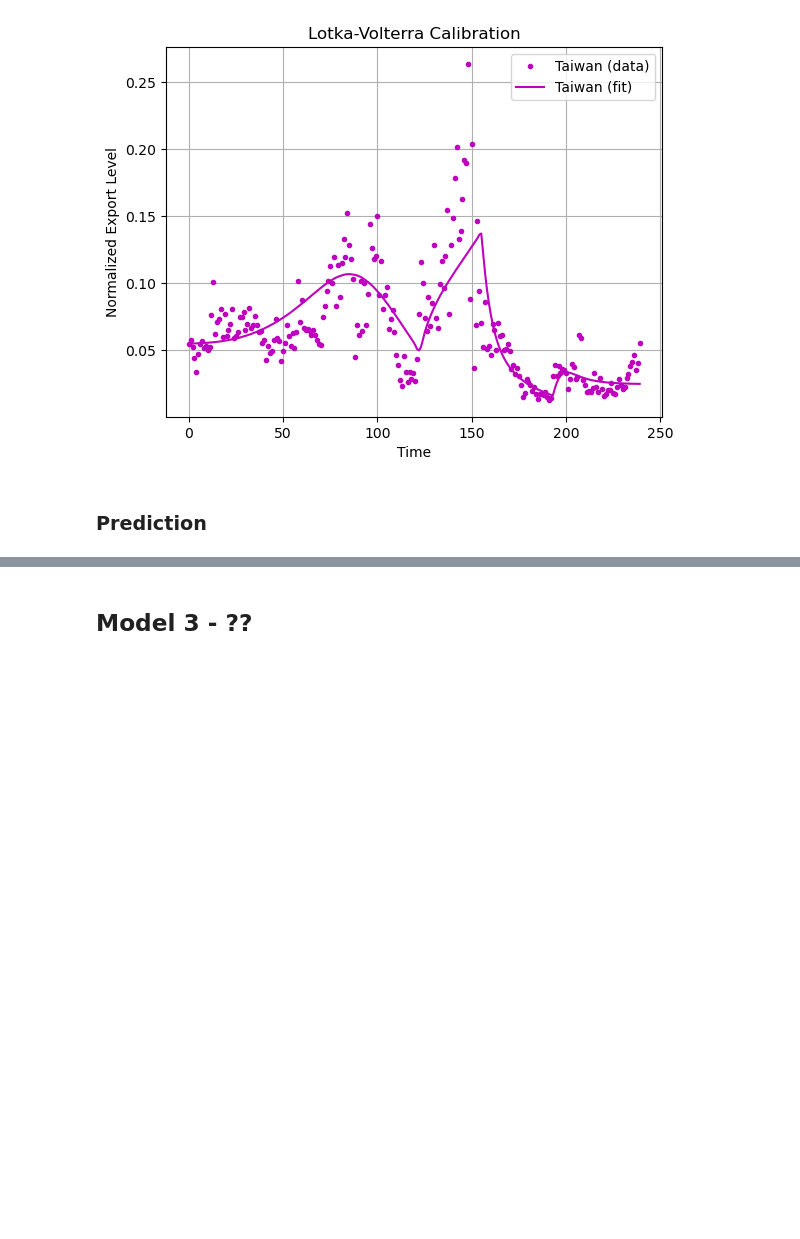
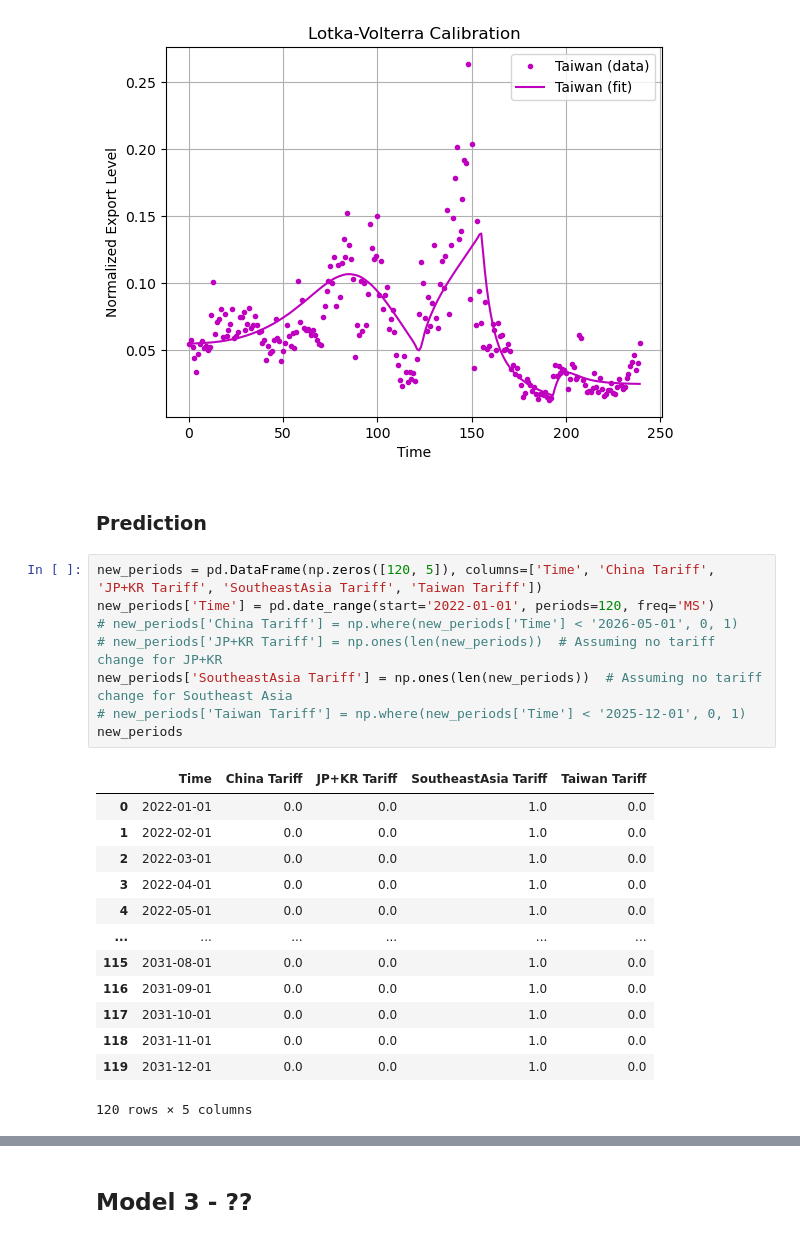
Before and after one commit to LeonardoPolverari/simulation_project, a Jupyter notebook: notebooks/Angius - Model for normalized values.ipynb, the cells around one changed output, grey strips where cells are left out. Cells and saved outputs as stored; diff of their text form; blank space fills up the shorter version.

```diff
--- a/notebooks/Angius - Model for normalized values.ipynb
+++ b/notebooks/Angius - Model for normalized values.ipynb
@@ -654,4 +654,26 @@ plt.show()
 [figure]
 # %% [markdown]
 ### Prediction
+# %%
+new_periods = pd.DataFrame(np.zeros([120, 5]), columns=['Time', 'China Tariff', 'JP+KR Tariff', 'SoutheastAsia Tariff', 'Taiwan Tariff'])
+new_periods['Time'] = pd.date_range(start='2022-01-01', periods=120, freq='MS')
+# new_periods['China Tariff'] = np.where(new_periods['Time'] < '2026-05-01', 0, 1)
+# new_periods['JP+KR Tariff'] = np.ones(len(new_periods))  # Assuming no tariff change for JP+KR
+new_periods['SoutheastAsia Tariff'] = np.ones(len(new_periods))  # Assuming no tariff change for Southeast Asia
+# new_periods['Taiwan Tariff'] = np.where(new_periods['Time'] < '2025-12-01', 0, 1)
+new_periods
+# %% [output]
+|  | Time | China Tariff | JP+KR Tariff | SoutheastAsia Tariff | Taiwan Tariff |
+| 0 | 2022-01-01 | 0.0 | 0.0 | 1.0 | 0.0 |
+| 1 | 2022-02-01 | 0.0 | 0.0 | 1.0 | 0.0 |
+| 2 | 2022-03-01 | 0.0 | 0.0 | 1.0 | 0.0 |
+| 3 | 2022-04-01 | 0.0 | 0.0 | 1.0 | 0.0 |
+| 4 | 2022-05-01 | 0.0 | 0.0 | 1.0 | 0.0 |
+| ... | ... | ... | ... | ... | ... |
+| 115 | 2031-08-01 | 0.0 | 0.0 | 1.0 | 0.0 |
+| 116 | 2031-09-01 | 0.0 | 0.0 | 1.0 | 0.0 |
+| 117 | 2031-10-01 | 0.0 | 0.0 | 1.0 | 0.0 |
+| 118 | 2031-11-01 | 0.0 | 0.0 | 1.0 | 0.0 |
+| 119 | 2031-12-01 | 0.0 | 0.0 | 1.0 | 0.0 |
+120 rows × 5 columns
 # %%
```
Also changed, not shown: parts of 4 cells of this notebook.
